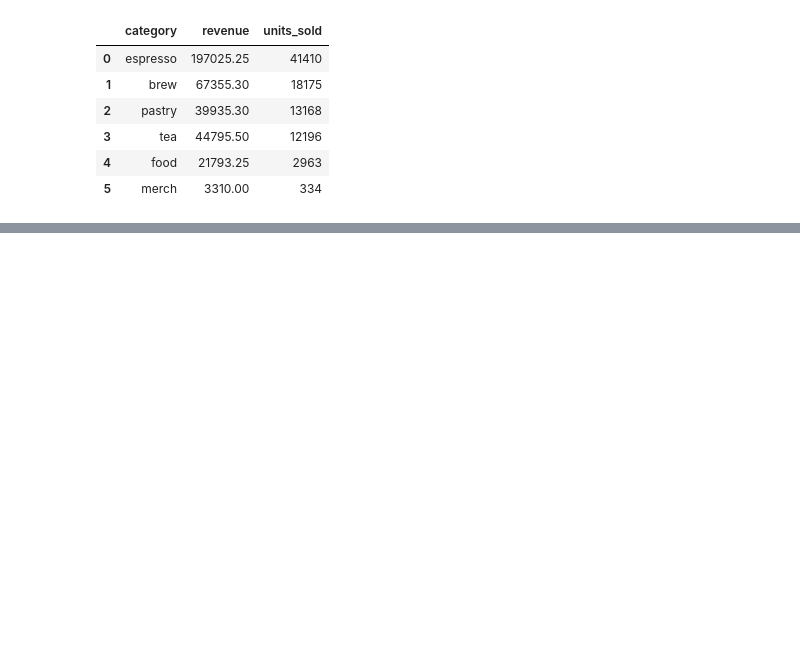
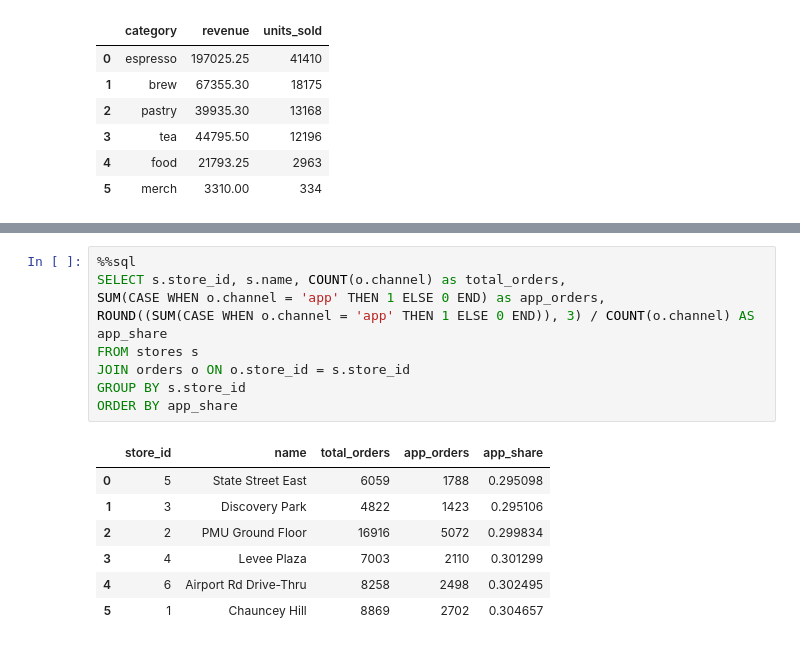
Before and after one commit to anguy22/anguy22.github.io, a Jupyter notebook: Assignment1.ipynb, the cells around one changed output, grey strips where cells are left out. Drawn from its saved outputs; the diff is of its cells as text; blank space fills up the shorter version.

```diff
--- a/Assignment1.ipynb
+++ b/Assignment1.ipynb
@@ -171,0 +177,17 @@ ORDER BY units_sold DESC
+# %%
+%%sql
+SELECT s.store_id, s.name, COUNT(o.channel) as total_orders,
+SUM(CASE WHEN o.channel = 'app' THEN 1 ELSE 0 END) as app_orders,
+ROUND((SUM(CASE WHEN o.channel = 'app' THEN 1 ELSE 0 END)), 3) / COUNT(o.channel) AS app_share
+FROM stores s
+JOIN orders o ON o.store_id = s.store_id
+GROUP BY s.store_id
+ORDER BY app_share
+# %% [output]
+|  | store_id | name | total_orders | app_orders | app_share |
+| 0 | 5 | State Street East | 6059 | 1788 | 0.295098 |
+| 1 | 3 | Discovery Park | 4822 | 1423 | 0.295106 |
+| 2 | 2 | PMU Ground Floor | 16916 | 5072 | 0.299834 |
+| 3 | 4 | Levee Plaza | 7003 | 2110 | 0.301299 |
+| 4 | 6 | Airport Rd Drive-Thru | 8258 | 2498 | 0.302495 |
+| 5 | 1 | Chauncey Hill | 8869 | 2702 | 0.304657 |
```
Also changed, not shown: parts of 15 cells of this notebook.
